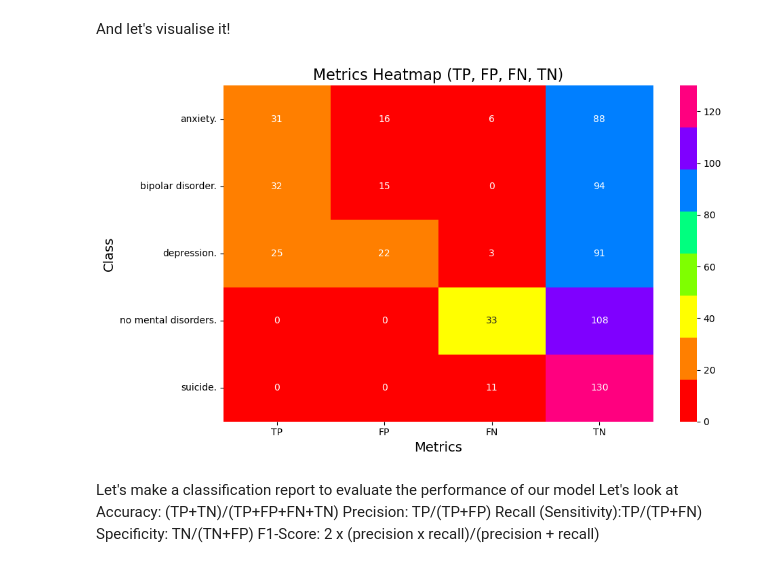
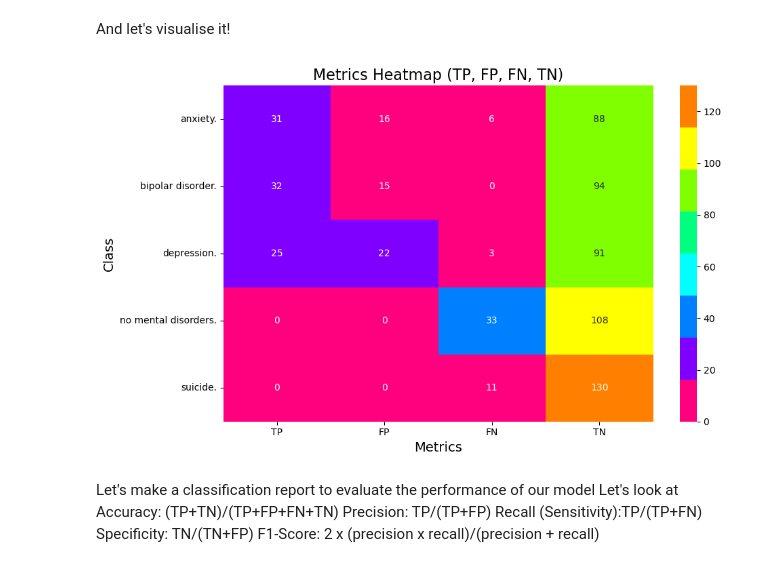
Before and after one commit to CassandraRempel/NLP-EXAM, a Jupyter notebook: Cassandra_needsProfessionalName.ipynb, the cells around one changed output. Cells and saved outputs as stored; diff of their text form; code cells hidden in the pictures.

```diff
--- a/Cassandra_needsProfessionalName.ipynb
+++ b/Cassandra_needsProfessionalName.ipynb
@@ -656,40 +585,38 @@ suicide.               0   0  11  130
 # %% [markdown]
 And let's visualise it!
 # %%
+import matplotlib.pyplot as plt
 import matplotlib.pyplot as plt
 import seaborn as sns
 
 # Define a more harmonious custom rainbow palette
-harmonious_palette = sns.color_palette(
-    [
-        "#FF0000",
-        "#FF7F00",
-        "#FFFF00",
-        "#7FFF00",
-        "#00FF7F",
-        "#007FFF",
-        "#7F00FF",
-        "#FF007F",
-    ],
-    as_cmap=True,
-)
+harmonious_palette = [
+    "#FF007F",
+    "#7F00FF",
+    "#007FFF",
+    "#00FFFF",
+    "#00FF7F",
+    "#7FFF00",
+    "#FFFF00",
+    "#FF7F00",
+]
 
 # Plot the heatmap with the harmonious palette
 plt.figure(figsize=(10, 6))
 sns.heatmap(
-    metrics,
+    metrics,  # Replace with your actual DataFrame or array
     annot=True,
-    cmap=sns.color_palette(harmonious_palette, as_cmap=True),
+    cmap=sns.color_palette(harmonious_palette, as_cmap=True),  # Use custom palette
     fmt="d",
     cbar=True,
 )
 plt.title("Metrics Heatmap (TP, FP, FN, TN)", fontsize=16)
 plt.xlabel("Metrics", fontsize=14)
 plt.ylabel("Class", fontsize=14)
 plt.tight_layout()
 plt.show()
 # %% [output]
-[figure, old version]
+[figure, new version]
 # %% [markdown]
 Let's make a classification report to evaluate the performance of our model
 Let's look at
```
Also changed, not shown: parts of 5 cells of this notebook.
